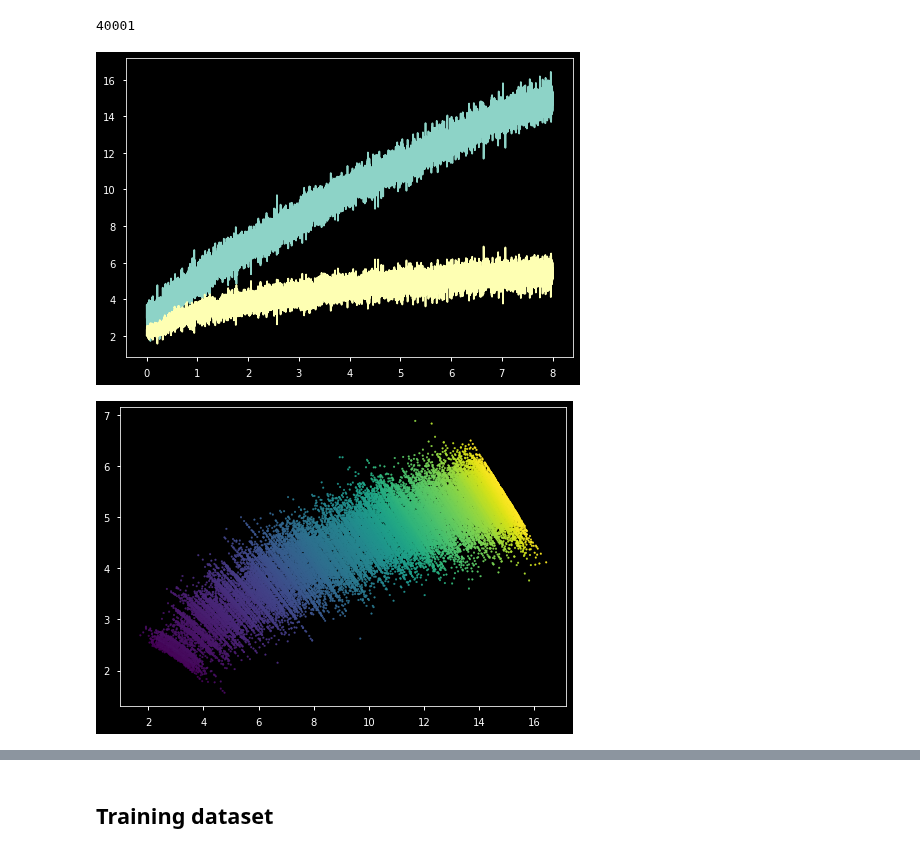
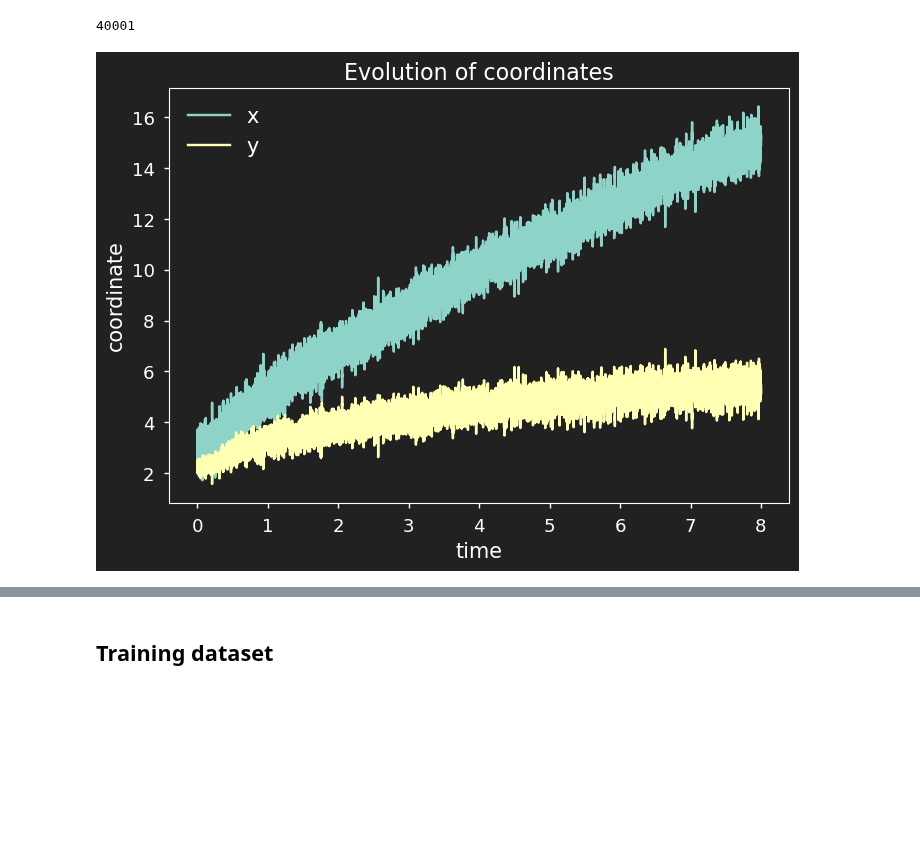
Before and after one commit to przemyslaw-zielinski/sf_nets, a Jupyter notebook: notebooks/logsin2_analyze.ipynb, the cells around one changed output, grey strips where cells are left out. Cells and saved outputs as stored; diff of their text form; code cells hidden in the pictures; blank space fills up the shorter version.

```diff
--- a/notebooks/logsin2_analyze.ipynb
+++ b/notebooks/logsin2_analyze.ipynb
@@ -40,11 +41,12 @@ times, path = torch.load(data_path / 'raw' / 'path.pt')
 len(path)
 # %% [output]
 40001
-# %%
-plt.plot(times, path);
-# %% [output]
-[figure, removed]
-# %%
-plt.scatter(*path.T, s=3, c=times);
-# %% [output]
-[figure, removed]
+# %%
+coords = plt.plot(times, path)
+plt.xlabel("time")
+plt.ylabel("coordinate", rotation=90)
+plt.title("Evolution of coordinates")
+plt.legend(coords, ("x", "y"))
+plt.show()
+# %% [output]
+[figure, added]
```
Also changed, not shown: parts of 14 cells of this notebook, 53 other files.
